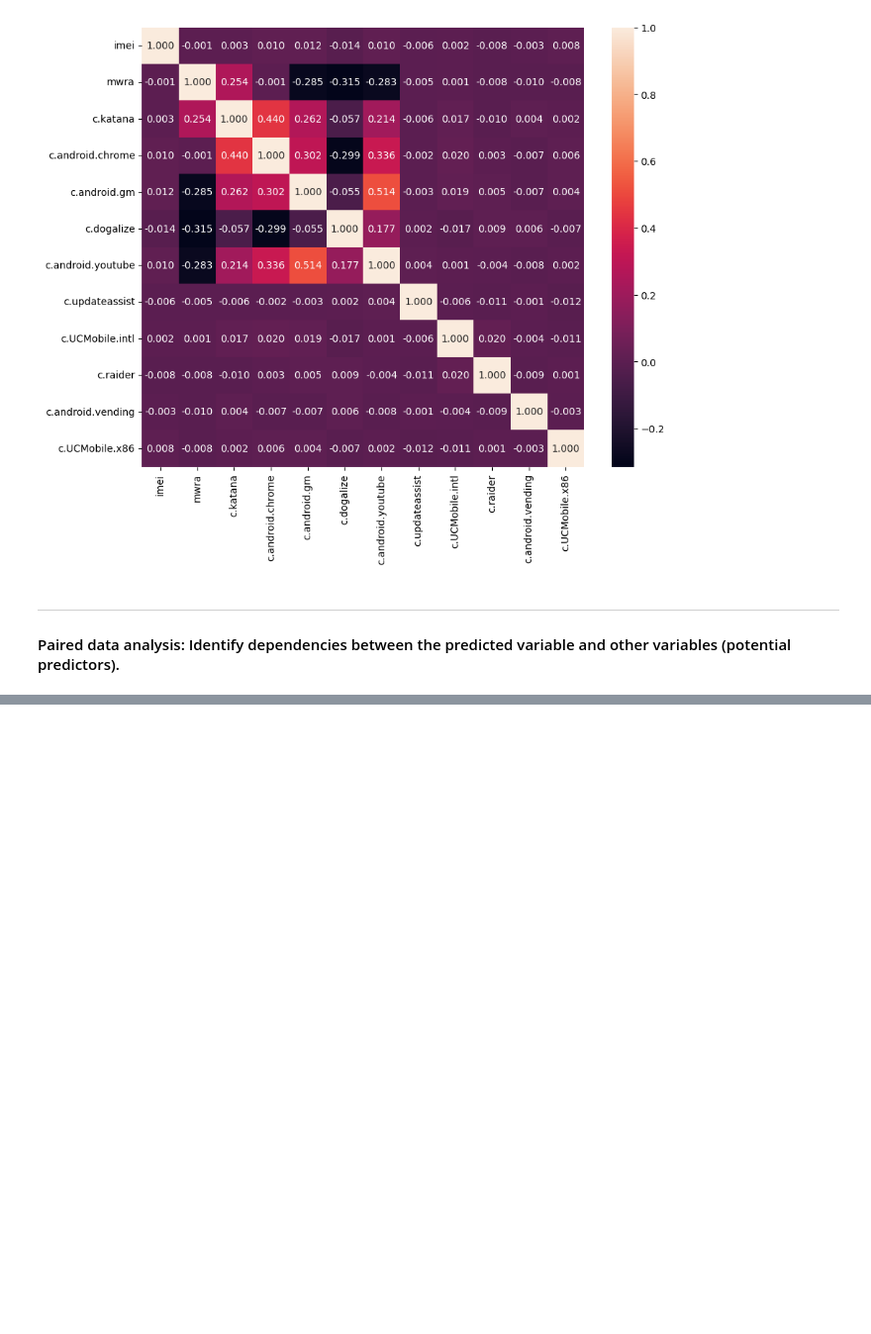
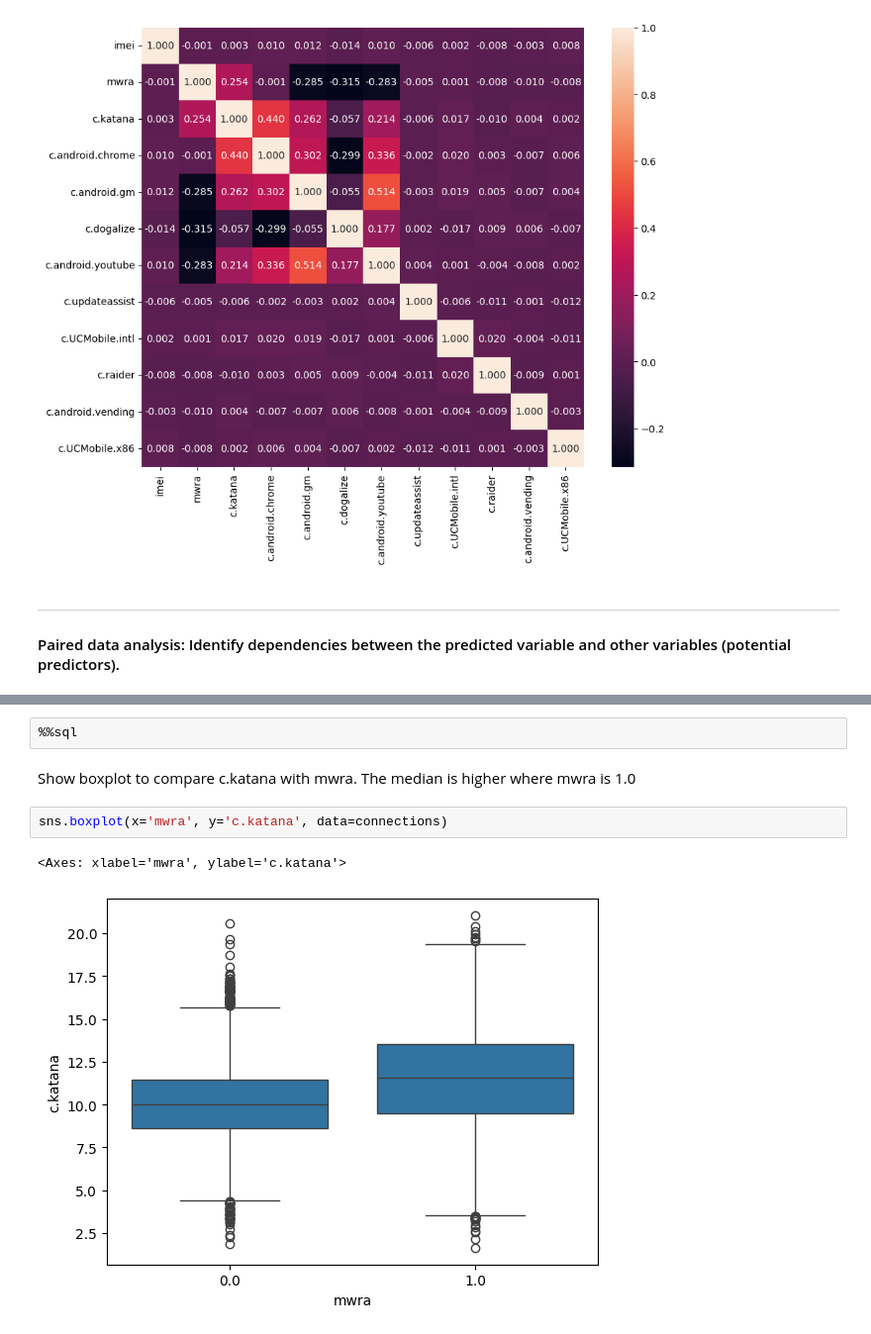
Before and after one commit to mariamatusiskova/IAU_project, a Jupyter notebook: datasets/connections.ipynb, the cells around one changed output, grey strips where cells are left out. Shown at 99% size. Cells and saved outputs as stored; diff of their text form; blank space fills up the shorter version.

```diff
--- a/datasets/connections.ipynb
+++ b/datasets/connections.ipynb
@@ -388,0 +405,9 @@ ValueError: Image size of 560x310018 pixels is too large. It must be less than 2
+# %%
+%%sql
+# %% [markdown]
+Show boxplot to compare c.katana with mwra. The median is higher where mwra is 1.0
+# %%
+sns.boxplot(x='mwra', y='c.katana', data=connections)
+# %% [output]
+<Axes: xlabel='mwra', ylabel='c.katana'>
+[figure, added]
```
Also changed, not shown: parts of 16 cells of this notebook, 2 other files.
